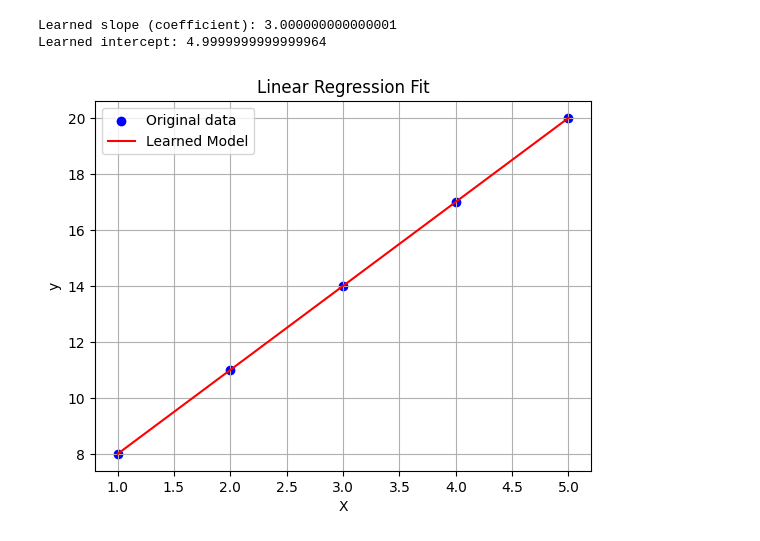
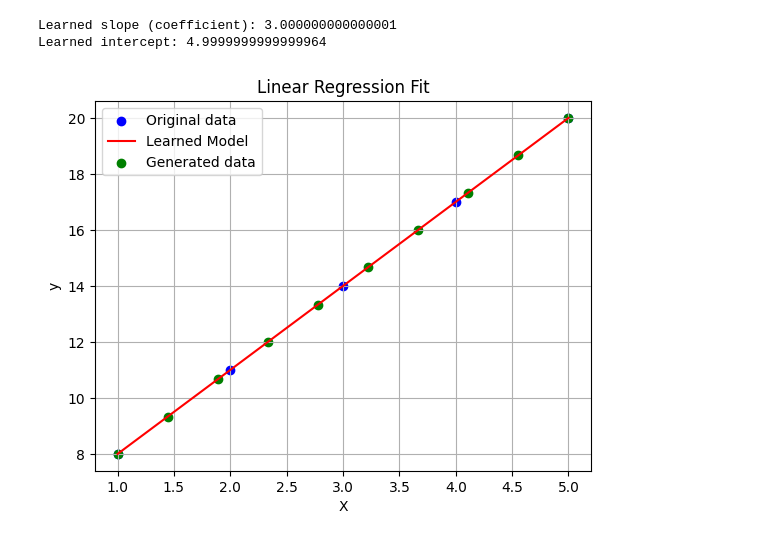
Before and after one commit to pvlakshm/AIML, a Jupyter notebook: Learn-a-line.ipynb, the cells around one changed output. Saved outputs shown, nothing was run; the diff lists cells and outputs as text; code cells hidden in the pictures.

Commit message:
Simplified the final plot.

```diff
--- a/Learn-a-line.ipynb
+++ b/Learn-a-line.ipynb
@@ -38,15 +38,23 @@ print(f"Learned intercept: {model.intercept_}")
 # %% [output]
 Learned slope (coefficient): 3.000000000000001
 Learned intercept: 4.9999999999999964
+# %%
+# Step 4: Make predictions
+# Generate a set of x coordinates. Then predict the corresponding y-cordinate
+# using the model that we learned. The (X_test,y_pred) should be colinear with
+# the original points with which we started!
+X_test = np.linspace(X.min(), X.max(), 10).reshape(-1, 1)
+y_pred = model.predict(X_test)
 # %%
-# Step 4: Visualize
+# Step 5: Visualize
 plt.scatter(X, y, color='blue', label='Original data')
-plt.plot(X, y, color='red', label='Learned Model')
+plt.plot(X_test, y_pred, color='red', label='Learned Model')
+plt.scatter(X_test, y_pred, color='green', label='Generated data')
 plt.title('Linear Regression Fit')
 plt.xlabel('X')
 plt.ylabel('y')
 plt.legend()
 plt.grid(True)
 plt.show()
 # %% [output]
-[figure, old version]
+[figure, new version]
```
Also changed, not shown: parts of 2 cells of this notebook.
